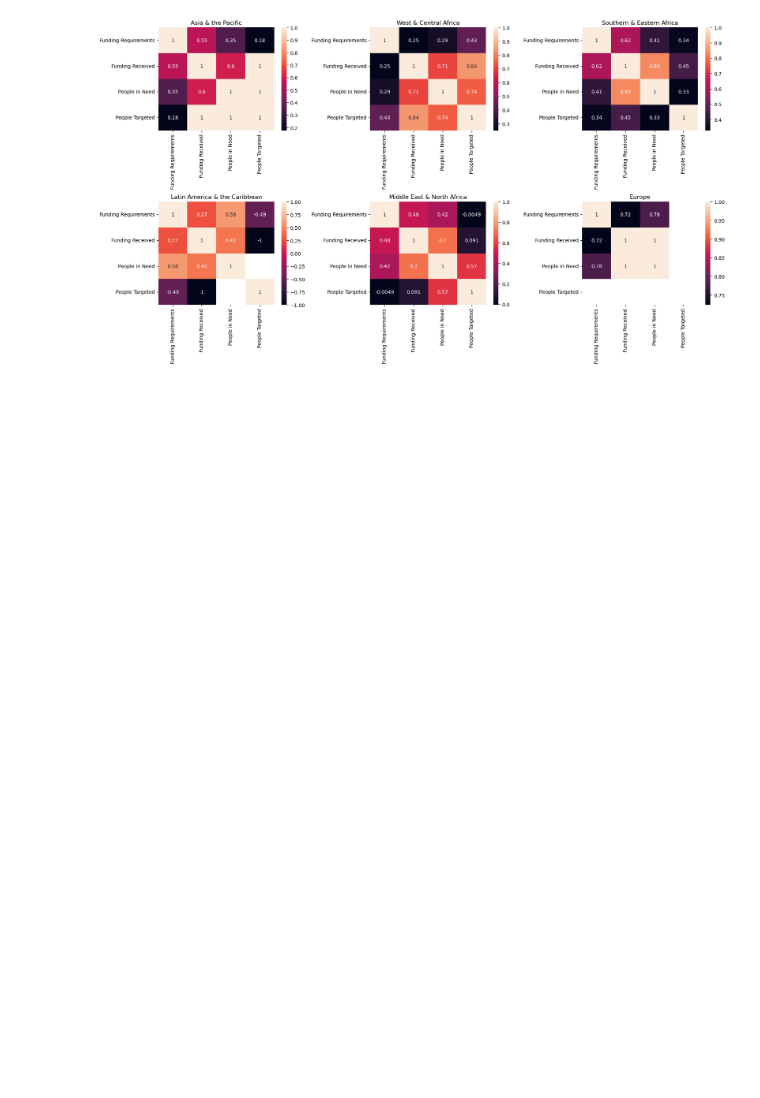
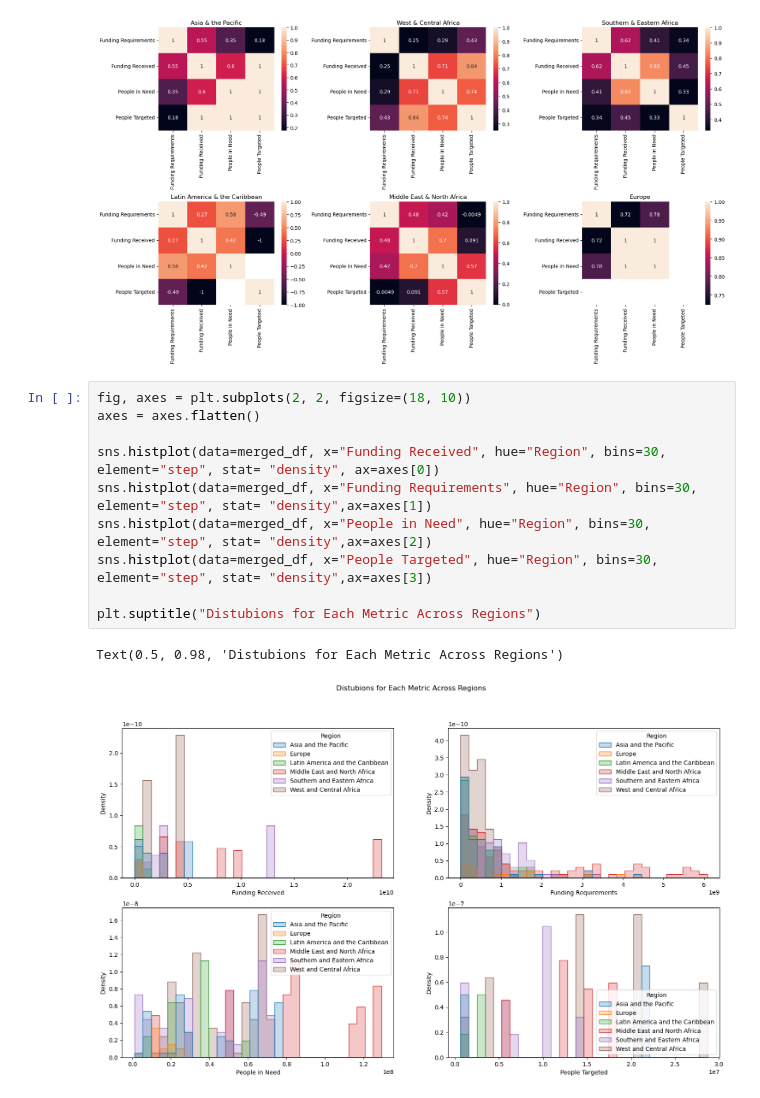
Before and after one commit to Zyjones/Crisis---Humanitarian-Needs-EDA, a Jupyter notebook: Notebooks/EDA/HachemingC_EDA.ipynb, the cells around one changed output. Saved outputs shown, nothing was run; the diff lists cells and outputs as text; blank space fills up the shorter version.

```diff
--- a/Notebooks/EDA/HachemingC_EDA.ipynb
+++ b/Notebooks/EDA/HachemingC_EDA.ipynb
@@ -743,6 +743,19 @@ axes[5].set_title("Europe")
 plt.tight_layout()
 # %% [output]
 [figure]
+# %%
+fig, axes = plt.subplots(2, 2, figsize=(18, 10))
+axes = axes.flatten()
+
+sns.histplot(data=merged_df, x="Funding Received", hue="Region", bins=30, element="step", stat= "density", ax=axes[0])
+sns.histplot(data=merged_df, x="Funding Requirements", hue="Region", bins=30, element="step", stat= "density",ax=axes[1])
+sns.histplot(data=merged_df, x="People in Need", hue="Region", bins=30, element="step", stat= "density",ax=axes[2])
+sns.histplot(data=merged_df, x="People Targeted", hue="Region", bins=30, element="step", stat= "density",ax=axes[3])
+
+plt.suptitle("Distubions for Each Metric Across Regions")
+# %% [output]
+Text(0.5, 0.98, 'Distubions for Each Metric Across Regions')
+[figure, added]
 # %% [markdown]
 **Reflection**
 
```
Also changed, not shown: parts of 1 cell of this notebook.
